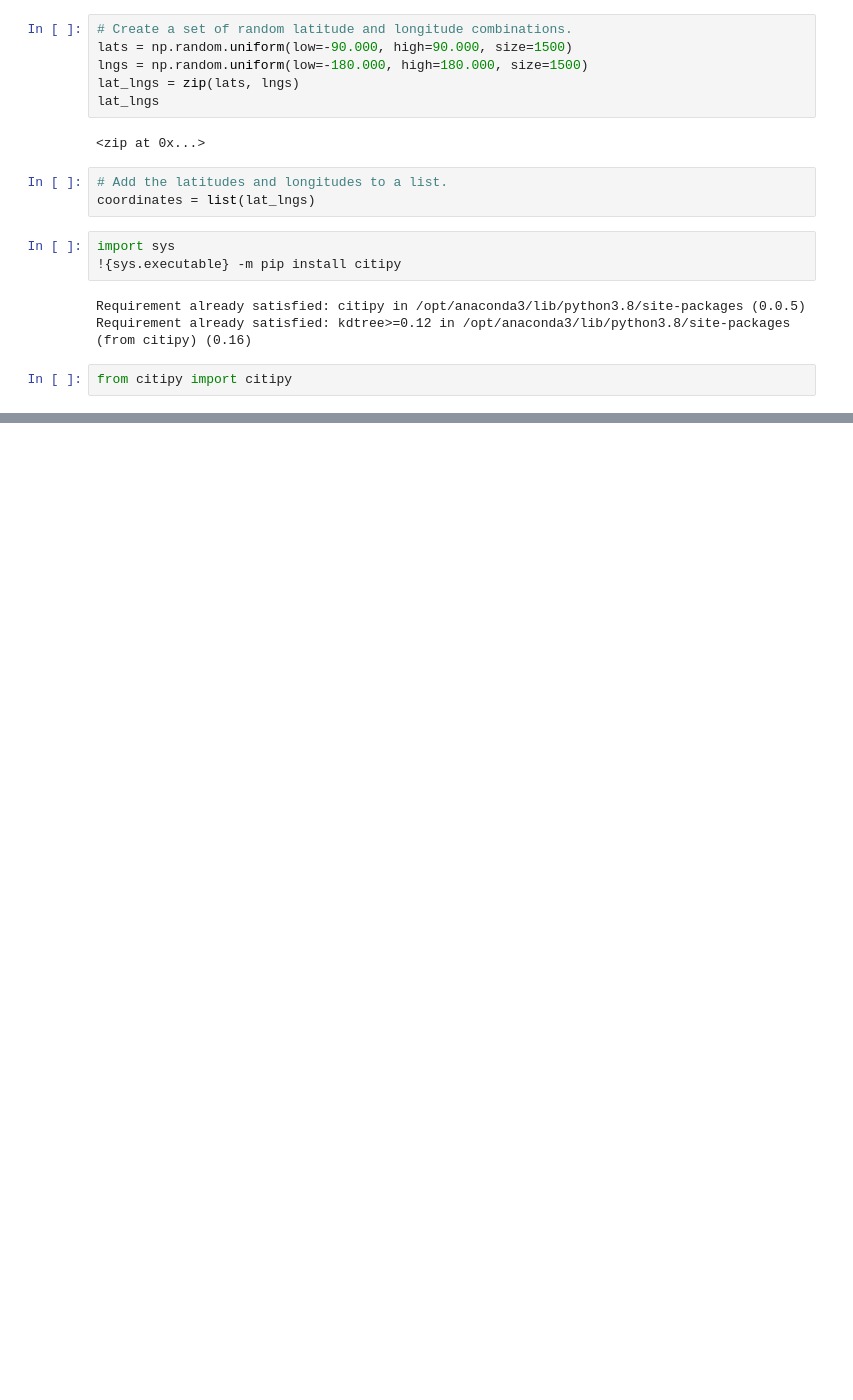
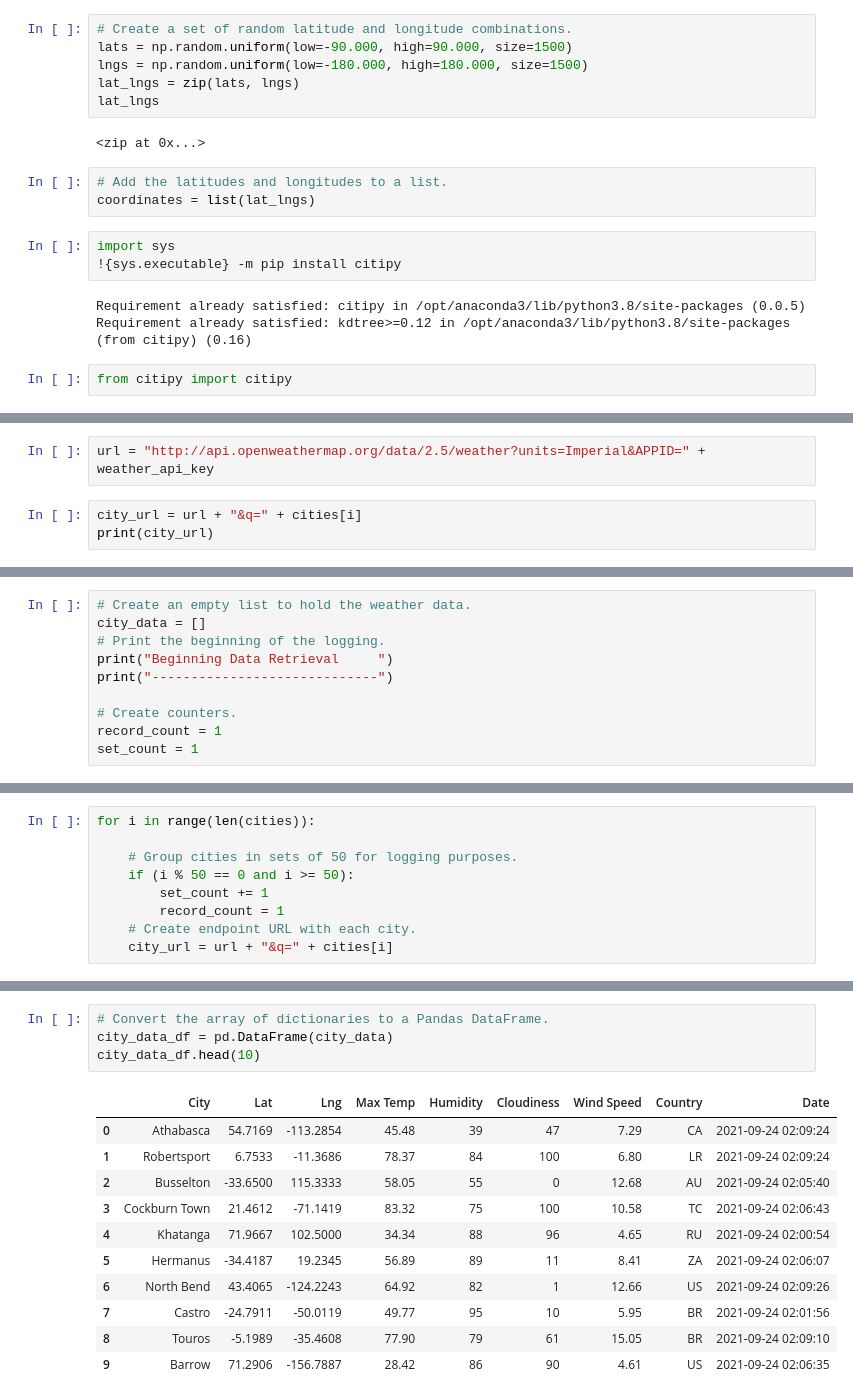
Before and after one commit to baileylantrip/World_Weather_Analysis, a Jupyter notebook: WeatherPy.ipynb, the cells around one changed output, grey strips where cells are left out. Cells and saved outputs as stored; diff of their text form; blank space fills up the shorter version.

```diff
--- a/WeatherPy.ipynb
+++ b/WeatherPy.ipynb
@@ -37,0 +43,5 @@ len(cities)
+# %%
+url = "http://api.openweathermap.org/data/2.5/weather?units=Imperial&APPID=" + weather_api_key
+# %%
+city_url = url + "&q=" + cities[i]
+print(city_url)
@@ -37,0 +53,10 @@ len(cities)
+# %%
+# Create an empty list to hold the weather data.
+city_data = []
+# Print the beginning of the logging.
+print("Beginning Data Retrieval     ")
+print("-----------------------------")
+
+# Create counters.
+record_count = 1
+set_count = 1
@@ -37,0 +66,9 @@ len(cities)
+# %%
+for i in range(len(cities)):
+
+    # Group cities in sets of 50 for logging purposes.
+    if (i % 50 == 0 and i >= 50):
+        set_count += 1
+        record_count = 1
+    # Create endpoint URL with each city.
+    city_url = url + "&q=" + cities[i]
@@ -37,0 +142,16 @@ len(cities)
+# %%
+# Convert the array of dictionaries to a Pandas DataFrame.
+city_data_df = pd.DataFrame(city_data)
+city_data_df.head(10)
+# %% [output]
+|  | City | Lat | Lng | Max Temp | Humidity | Cloudiness | Wind Speed | Country | Date |
+| 0 | Athabasca | 54.7169 | -113.2854 | 45.48 | 39 | 47 | 7.29 | CA | 2021-09-24 02:09:24 |
+| 1 | Robertsport | 6.7533 | -11.3686 | 78.37 | 84 | 100 | 6.80 | LR | 2021-09-24 02:09:24 |
+| 2 | Busselton | -33.6500 | 115.3333 | 58.05 | 55 | 0 | 12.68 | AU | 2021-09-24 02:05:40 |
+| 3 | Cockburn Town | 21.4612 | -71.1419 | 83.32 | 75 | 100 | 10.58 | TC | 2021-09-24 02:06:43 |
+| 4 | Khatanga | 71.9667 | 102.5000 | 34.34 | 88 | 96 | 4.65 | RU | 2021-09-24 02:00:54 |
+| 5 | Hermanus | -34.4187 | 19.2345 | 56.89 | 89 | 11 | 8.41 | ZA | 2021-09-24 02:06:07 |
+| 6 | North Bend | 43.4065 | -124.2243 | 64.92 | 82 | 1 | 12.66 | US | 2021-09-24 02:09:26 |
+| 7 | Castro | -24.7911 | -50.0119 | 49.77 | 95 | 10 | 5.95 | BR | 2021-09-24 02:01:56 |
+| 8 | Touros | -5.1989 | -35.4608 | 77.90 | 79 | 61 | 15.05 | BR | 2021-09-24 02:09:10 |
+| 9 | Barrow | 71.2906 | -156.7887 | 28.42 | 86 | 90 | 4.61 | US | 2021-09-24 02:06:35 |
```
Also changed, not shown: parts of 8 cells of this notebook, 4 other files.
